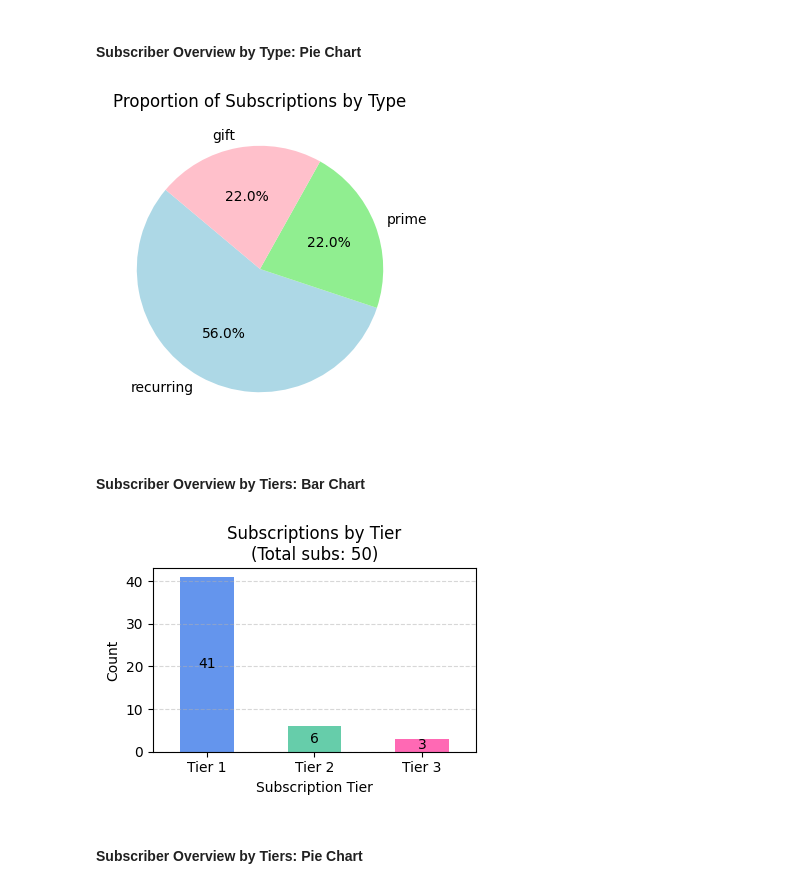
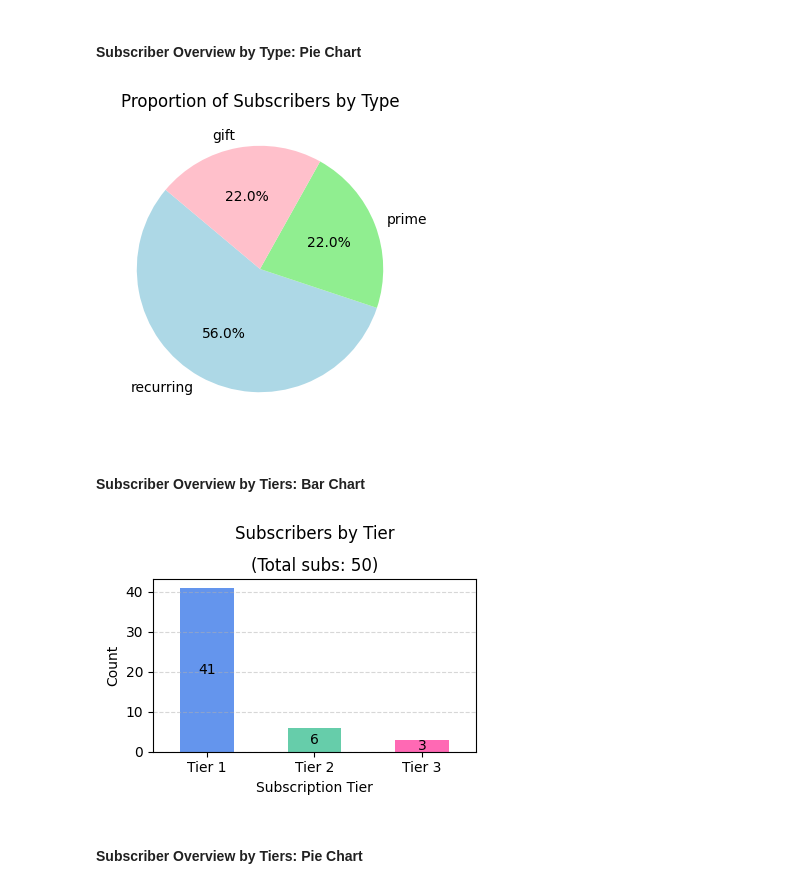
Before and after one commit to KTuzar/twitch_subs, a Jupyter notebook: twitch_subs.ipynb, the cells around one changed output. Drawn from its saved outputs; the diff is of its cells as text; code cells hidden in the pictures.

```diff
--- a/twitch_subs.ipynb
+++ b/twitch_subs.ipynb
@@ -114,30 +146,30 @@ plt.show()
 # %%
 plt.figure(figsize=(4, 4))
 plt.pie(subtypes.values, labels=subtypes.index, autopct='%1.1f%%', startangle=140, colors=['lightblue', 'lightgreen', 'pink'])
-plt.title('Proportion of Subscriptions by Type')
+plt.title('Proportion of Subscribers by Type')
 plt.show()
 # %% [output]
-[figure, old version]
+[figure, new version]
 # %% [markdown]
 #### Subscriber Overview by Tiers: Bar Chart
 # %%
 tiers = data['Current Tier'].value_counts()
 tiers
 
 plt.figure(figsize=(4,3))
 ax = tiers.plot(kind='bar', color=['cornflowerblue', 'mediumaquamarine', 'hotpink'])
 ax.bar_label(ax.containers[0], fontsize=10, color='black', label_type='center')
-plt.title(f'Subscriptions by Tier\n(Total subs: {subcount})')
+plt.title(f'Subscribers by Tier\n(Total subs: {subcount})', linespacing=2.0)
 plt.xlabel('Subscription Tier')
 plt.ylabel('Count')
 plt.xticks(rotation=0)
 plt.grid(axis='y', linestyle='--', alpha=0.5)
 
 plt.tight_layout()
 plt.savefig('subscription_tiers_bar.png')
 plt.show()
 # %% [output]
-[figure, old version]
+[figure, new version]
 # %% [markdown]
 #### Subscriber Overview by Tiers: Pie Chart
 # %%
```
Also changed, not shown: parts of 11 cells of this notebook.
